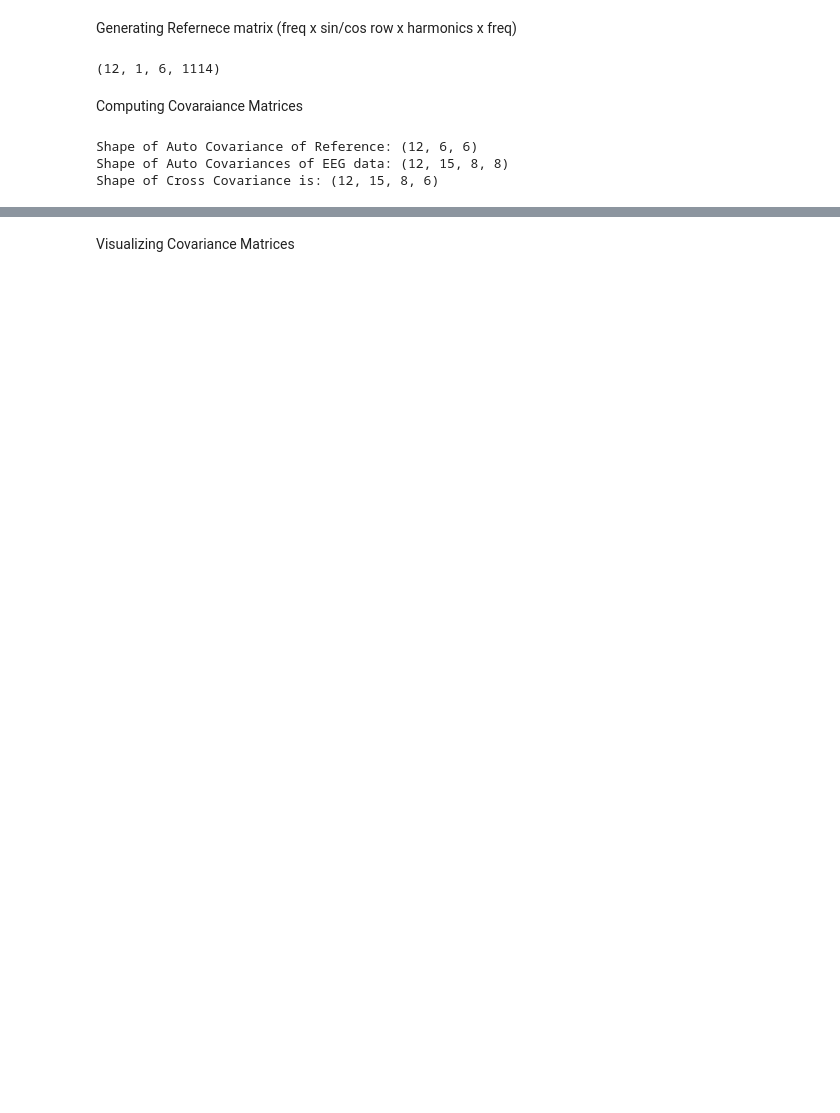
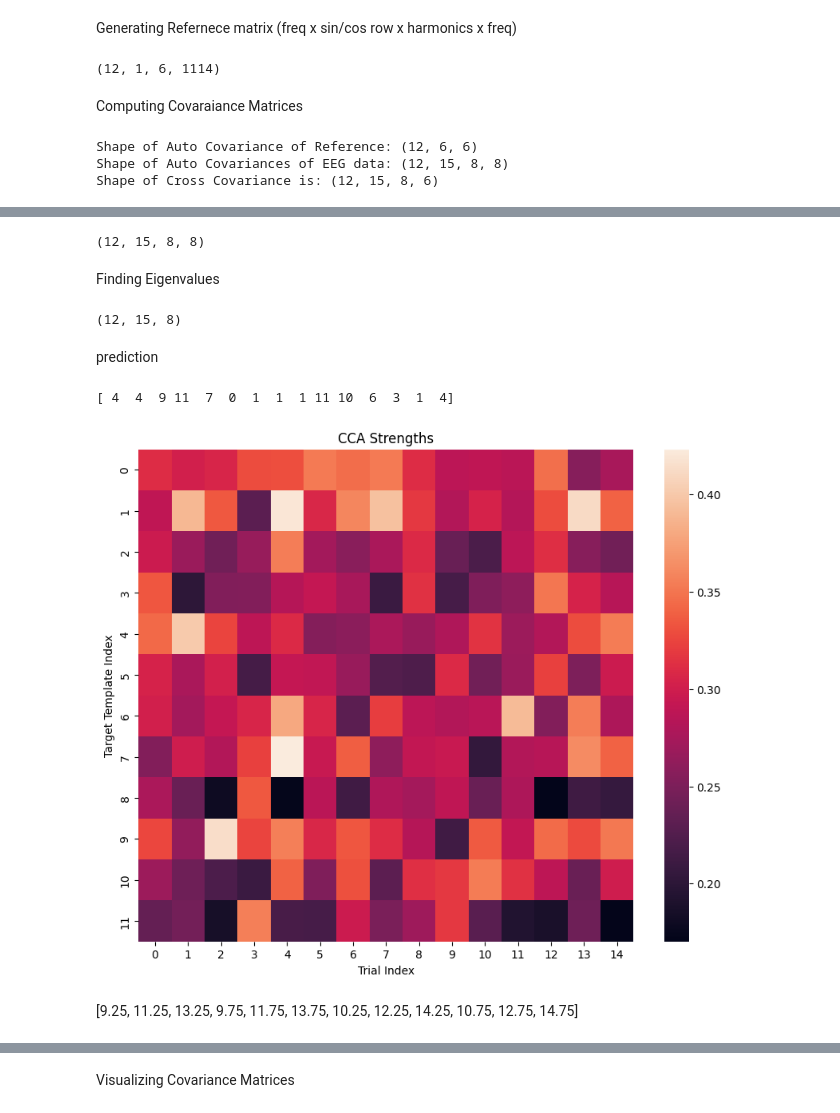
Before and after one commit to AkilanSS/12JFPM_SSVEP, a Jupyter notebook: src/cca_classification.ipynb, the cells around one changed output, grey strips where cells are left out. Cells and saved outputs as stored; diff of their text form; code cells hidden in the pictures; blank space fills up the shorter version.

```diff
--- a/src/cca_classification.ipynb
+++ b/src/cca_classification.ipynb
@@ -106,7 +106,7 @@ C_YY = [
 ]
 
 C_XY = [
-    subject1data[k].get_data() @ np.squeeze(Y[k].T) for k in range(n_targets)
+    subject1data[k].get_data() @ np.squeeze(Y[k].T)/n_points for k in range(n_targets)
 ]
 print("Shape of Auto Covariance of Reference:",np.shape(C_YY))
 print("Shape of Auto Covariances of EEG data:", np.shape(C_XX))
@@ -119,0 +122,39 @@ Computing Pearson's Coeff
+# %%
+C_XX = np.array(C_XX)
+C_YY = np.array(C_YY)
+C_XY = np.array(C_XY)
+
+inv_CXX = np.linalg.pinv(C_XX)
+inv_CYY = np.linalg.pinv(C_YY[:, np.newaxis, :, :])  # type: ignore
+C_YX = C_XY.transpose(0, 1, 3, 2) # type: ignore
+
+A = inv_CXX @ C_XY @ inv_CYY @ C_YX
+print(A.shape)
+# %% [output]
+(12, 15, 8, 8)
+# %% [markdown]
+Finding Eigenvalues
+# %%
+eigvals = np.linalg.eigvals(A)
+print(np.shape(eigvals))
+# %% [output]
+(12, 15, 8)
+# %% [markdown]
+prediction
+# %%
+rho = np.sqrt(np.maximum(eigvals.real.max(axis=-1), 0)) # type: ignore
+predictions = np.argmax(rho, axis = 0)
+print(predictions)
+# %% [output]
+[ 4  4  9 11  7  0  1  1  1 11 10  6  3  1  4]
+# %%
+plt.figure(figsize=(10,8))
+sns.heatmap(rho)
+plt.xlabel("Trial Index")
+plt.ylabel("Target Template Index")
+plt.title("CCA Strengths")
+plt.show()
+# %% [output]
+[figure, added]
+# %% [markdown]
+[9.25, 11.25, 13.25, 9.75, 11.75, 13.75, 10.25, 12.25, 14.25, 10.75, 12.75, 14.75]
```
Also changed, not shown: parts of 8 cells of this notebook, 2 other files.
